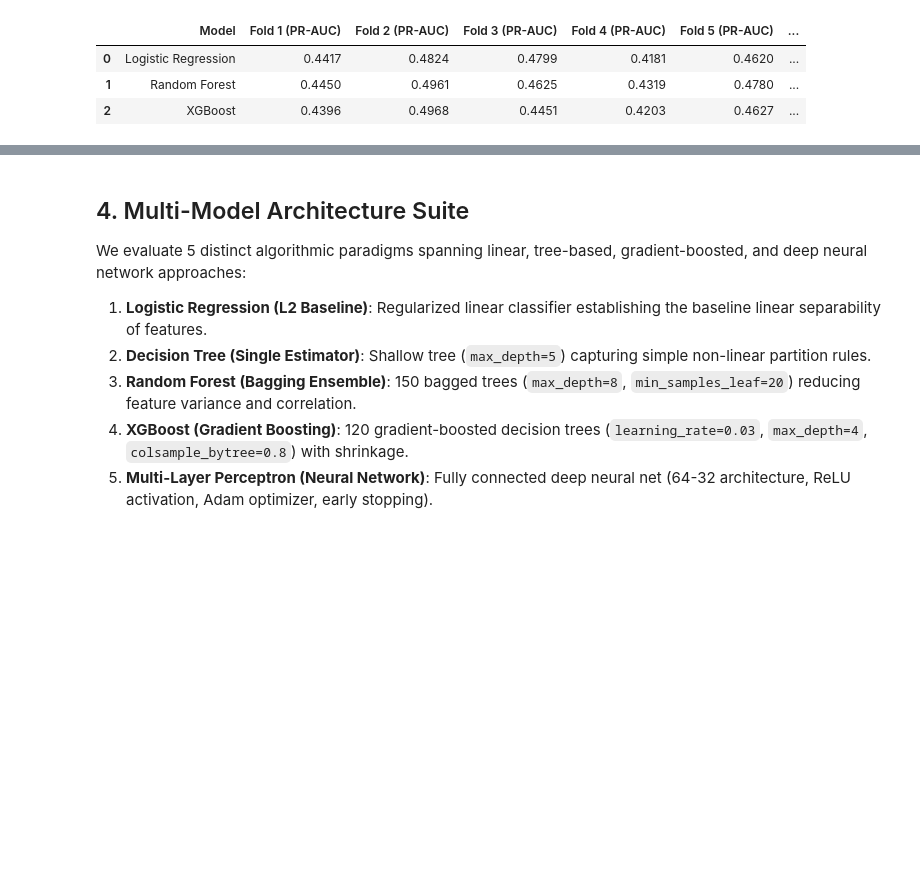
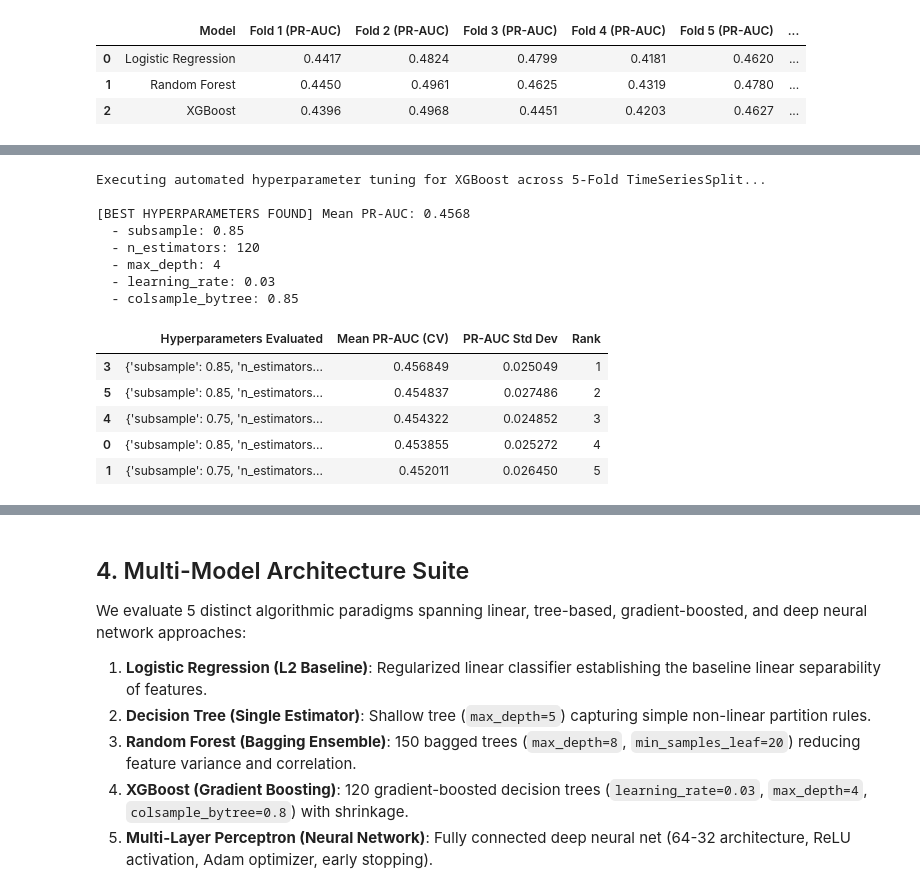
Before and after one commit to KrishnaG-101/NiftyAlpha, a Jupyter notebook: notebooks/02_model_experiments.ipynb, the cells around one changed output, grey strips where cells are left out. Saved outputs shown, nothing was run; the diff lists cells and outputs as text; code cells hidden in the pictures; blank space fills up the shorter version.

Commit message:
feat: implement automated hyperparameter tuning with TimeSeriesSplit

```diff
--- a/notebooks/02_model_experiments.ipynb
+++ b/notebooks/02_model_experiments.ipynb
@@ -151,0 +167,63 @@ display(cv_results)
+# %%
+# Ensure project root is in sys.path
+import sys
+from pathlib import Path
+root = Path.cwd().parent if Path.cwd().name == 'notebooks' else Path.cwd()
+if str(root) not in sys.path:
+    sys.path.insert(0, str(root))
+
+# Automated Hyperparameter Tuning using TimeSeriesSplit (Rubric Section 4.4)
+from src.models import tune_hyperparameters
+
+print('Executing automated hyperparameter tuning for XGBoost across 5-Fold TimeSeriesSplit...')
+param_grid = {
+    'max_depth': [3, 4, 5],
+    'learning_rate': [0.02, 0.03, 0.05],
+    'n_estimators': [80, 100, 120],
+    'subsample': [0.75, 0.85],
+    'colsample_bytree': [0.75, 0.85]
+}
+
+best_xgb, best_params, best_score, cv_results_df = tune_hyperparameters(
+    model_name='xgboost',
+    X_train=X_train,
+    y_train=y_train,
+    n_splits=5,
+    n_iter=6,
+    scoring='average_precision',
+    param_grid=param_grid,
+    random_state=42
+)
+
+# Format and display top tuning candidate results
+tuning_display = cv_results_df[[
+    'params', 'mean_test_score', 'std_test_score', 'rank_test_score'
+]].sort_values('rank_test_score').head(5).copy()
+
+tuning_display.rename(columns={
+    'params': 'Hyperparameters Evaluated',
+    'mean_test_score': 'Mean PR-AUC (CV)',
+    'std_test_score': 'PR-AUC Std Dev',
+    'rank_test_score': 'Rank'
+}, inplace=True)
+
+print(f'\n[BEST HYPERPARAMETERS FOUND] Mean PR-AUC: {best_score:.4f}')
+for k, v in best_params.items():
+    print(f'  - {k}: {v}')
+
+display(tuning_display)
+# %% [output]
+Executing automated hyperparameter tuning for XGBoost across 5-Fold TimeSeriesSplit...
+
+[BEST HYPERPARAMETERS FOUND] Mean PR-AUC: 0.4568
+  - subsample: 0.85
+  - n_estimators: 120
+  - max_depth: 4
+  - learning_rate: 0.03
+  - colsample_bytree: 0.85
+|  | Hyperparameters Evaluated | Mean PR-AUC (CV) | PR-AUC Std Dev | Rank |
+| 3 | {'subsample': 0.85, 'n_estimators... | 0.456849 | 0.025049 | 1 |
+| 5 | {'subsample': 0.85, 'n_estimators... | 0.454837 | 0.027486 | 2 |
+| 4 | {'subsample': 0.75, 'n_estimators... | 0.454322 | 0.024852 | 3 |
+| 0 | {'subsample': 0.85, 'n_estimators... | 0.453855 | 0.025272 | 4 |
+| 1 | {'subsample': 0.75, 'n_estimators... | 0.452011 | 0.026450 | 5 |
```
Also changed, not shown: parts of 7 cells of this notebook, 9 other files.
